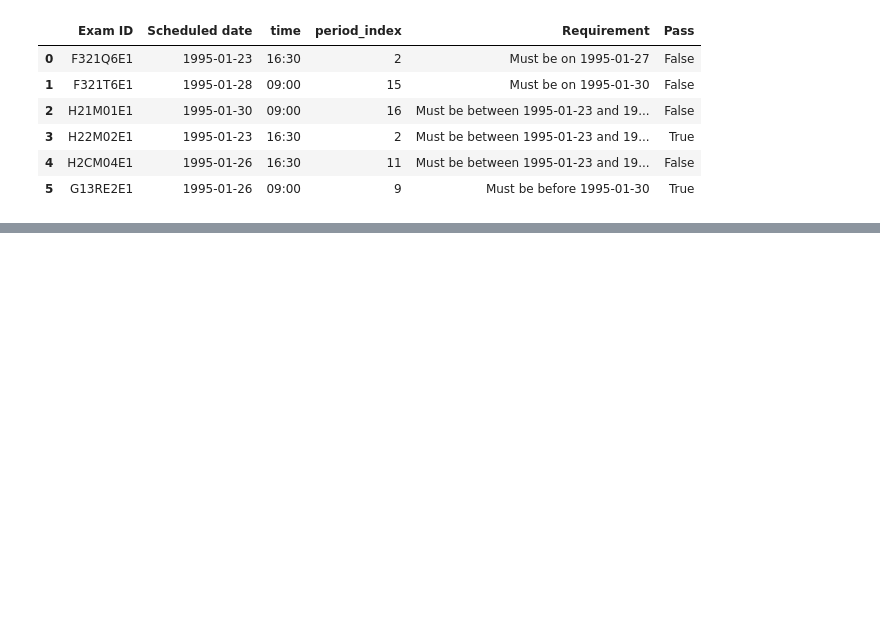
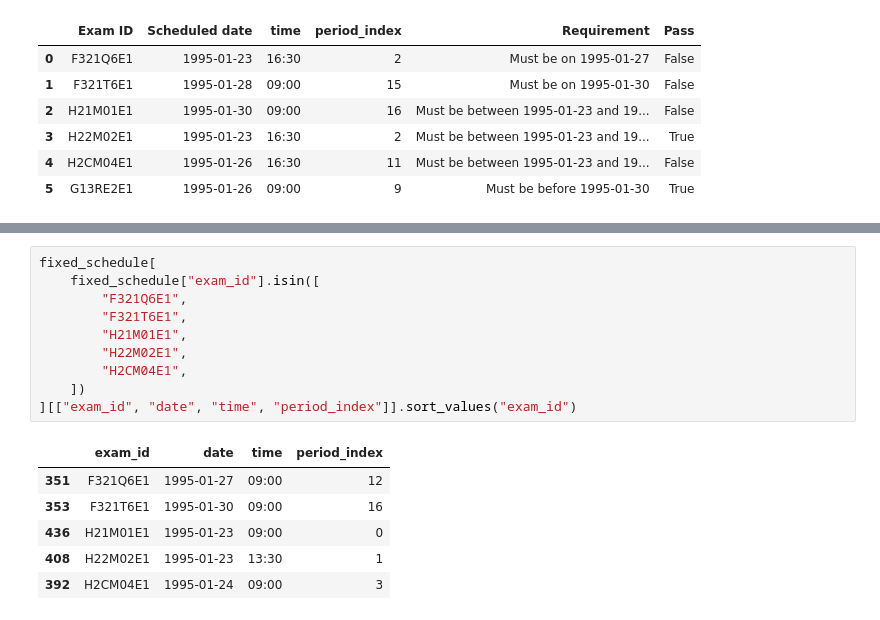
Before and after one commit to PHGNKavindya/adaptive-exam-timetabling, a Jupyter notebook: src/05_evaluate_results.ipynb, the cells around one changed output, grey strips where cells are left out. Cells and saved outputs as stored; diff of their text form; blank space fills up the shorter version.

```diff
--- a/src/05_evaluate_results.ipynb
+++ b/src/05_evaluate_results.ipynb
@@ -320,0 +399,17 @@ date_check_df[
+# %%
+fixed_schedule[
+    fixed_schedule["exam_id"].isin([
+        "F321Q6E1",
+        "F321T6E1",
+        "H21M01E1",
+        "H22M02E1",
+        "H2CM04E1",
+    ])
+][["exam_id", "date", "time", "period_index"]].sort_values("exam_id")
+# %% [output]
+|  | exam_id | date | time | period_index |
+| 351 | F321Q6E1 | 1995-01-27 | 09:00 | 12 |
+| 353 | F321T6E1 | 1995-01-30 | 09:00 | 16 |
+| 436 | H21M01E1 | 1995-01-23 | 09:00 | 0 |
+| 408 | H22M02E1 | 1995-01-23 | 13:30 | 1 |
+| 392 | H2CM04E1 | 1995-01-24 | 09:00 | 3 |
```
Also changed, not shown: parts of 4 cells of this notebook.
